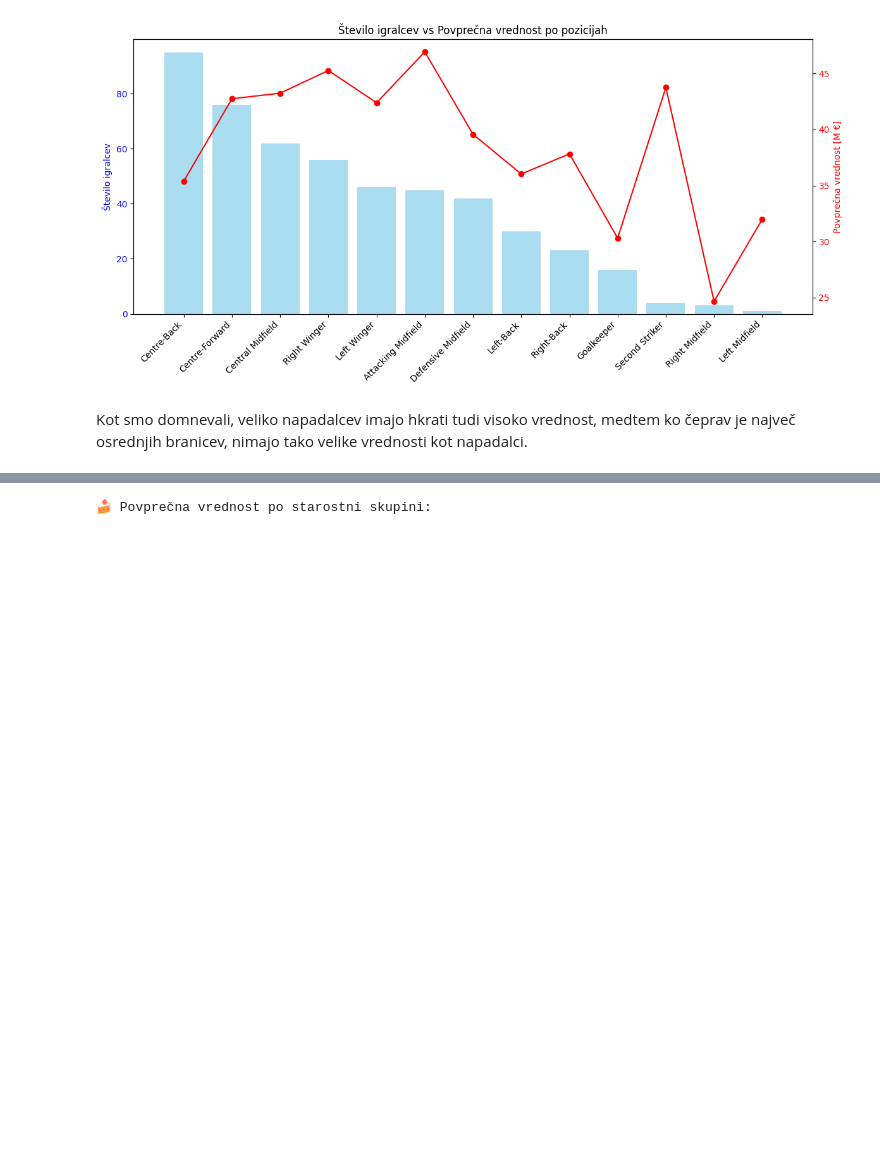
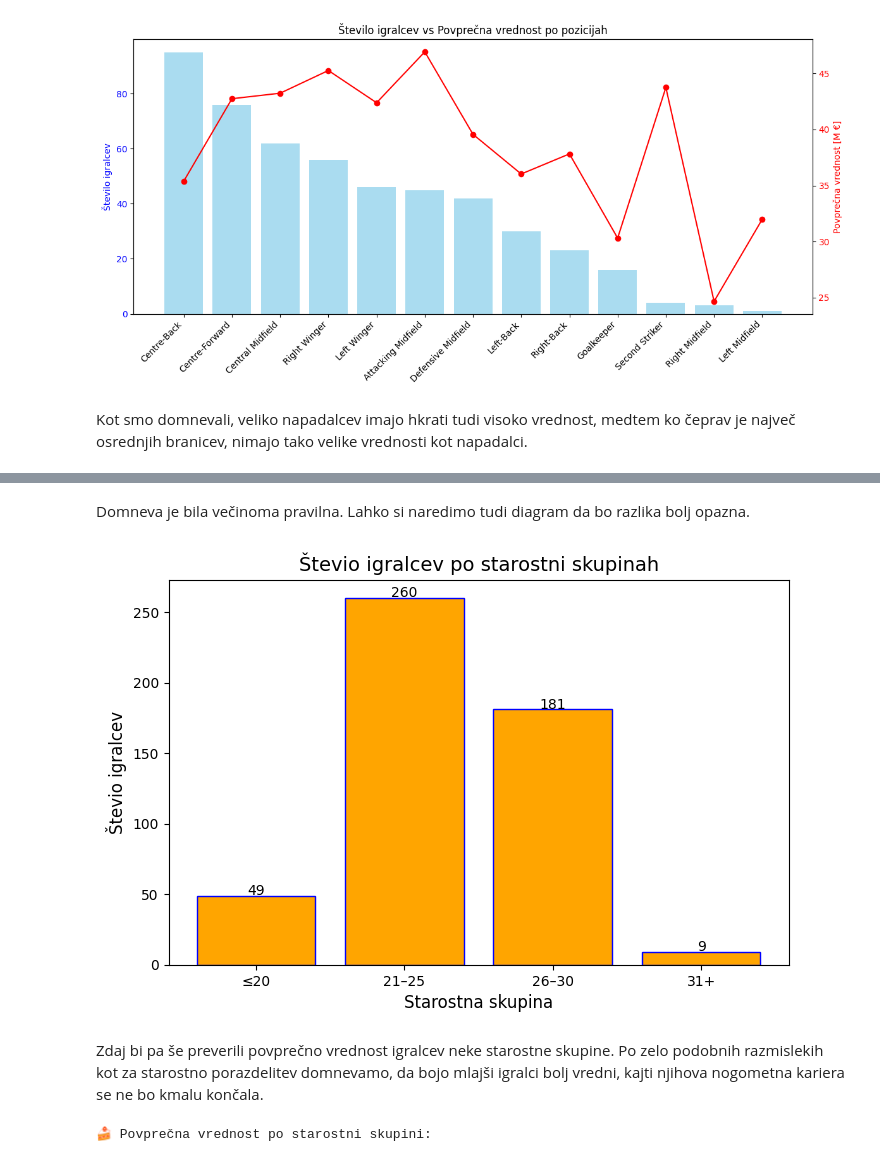
Before and after one commit to RiccardoLucerna/UVP-projektna, a Jupyter notebook: analiza_podatkov.ipynb, the cells around one changed output, grey strips where cells are left out. Cells and saved outputs as stored; diff of their text form; code cells hidden in the pictures; blank space fills up the shorter version.

```diff
--- a/analiza_podatkov.ipynb
+++ b/analiza_podatkov.ipynb
@@ -166,0 +175,13 @@ Kot smo domnevali, veliko napadalcev imajo hkrati tudi visoko vrednost, medtem k
+# %%
+bins = [0, 20, 25, 30, 100]
+labels = ["≤20", "21–25", "26–30", "31+"]
+
+osnovni_podatki['starostna_skupina'] = pd.cut(osnovni_podatki['starost'], bins=bins, labels=labels, right=True)
+
+starostna_porazdelitev = osnovni_podatki['starostna_skupina'].value_counts().reindex(labels)
+
+starostna_porazdelitev = starostna_porazdelitev.reset_index()
+starostna_porazdelitev.columns = ['Starostna skupina', 'Število igralcev']
+
+print("👥 Število igralcev po starostnih skupinah:")
+starostna_porazdelitev
@@ -167,3 +195,25 @@ Kot smo domnevali, veliko napadalcev imajo hkrati tudi visoko vrednost, medtem k
+# %% [markdown]
+Domneva je bila večinoma pravilna. Lahko si naredimo tudi diagram da bo razlika bolj opazna.
+# %%
+plt.figure(figsize=(8,5))
+
+x_labels = starostna_porazdelitev['Starostna skupina'].astype(str).tolist()
+y_values = starostna_porazdelitev['Število igralcev'].tolist()
+
+plt.bar(x_labels, y_values, color="orange", edgecolor="blue")
+
+plt.title("Števio igralcev po starostni skupinah", fontsize=14)
+plt.xlabel("Starostna skupina", fontsize=12)
+plt.ylabel("Števio igralcev", fontsize=12)
+
+for i, val in enumerate(y_values):
+    plt.text(i, val + 0.5, str(val), ha='center', fontsize=10)
+
+plt.show()
+# %% [output]
+[figure, added]
+# %% [markdown]
+Zdaj bi pa še preverili povprečno vrednost igralcev neke starostne skupine. Po zelo podobnih razmislekih kot za starostno porazdelitev domnevamo, da bojo mlajši igralci bolj vredni, kajti njihova nogometna kariera se ne bo kmalu končala.
 # %%
 if osnovni_podatki['stevilna_cena_eur'].median() > 1e8:
     osnovni_podatki['stevilna_cena_eur'] = osnovni_podatki['stevilna_cena_eur'] / 100
```
Also changed, not shown: parts of 8 cells of this notebook.
